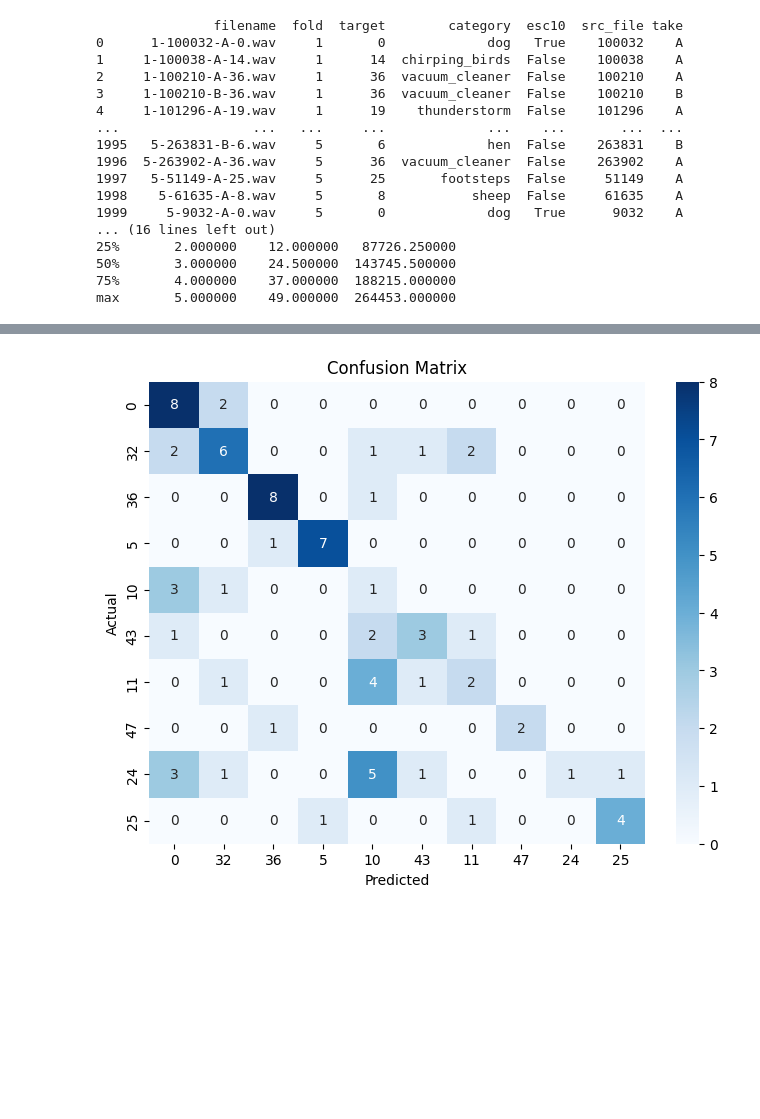
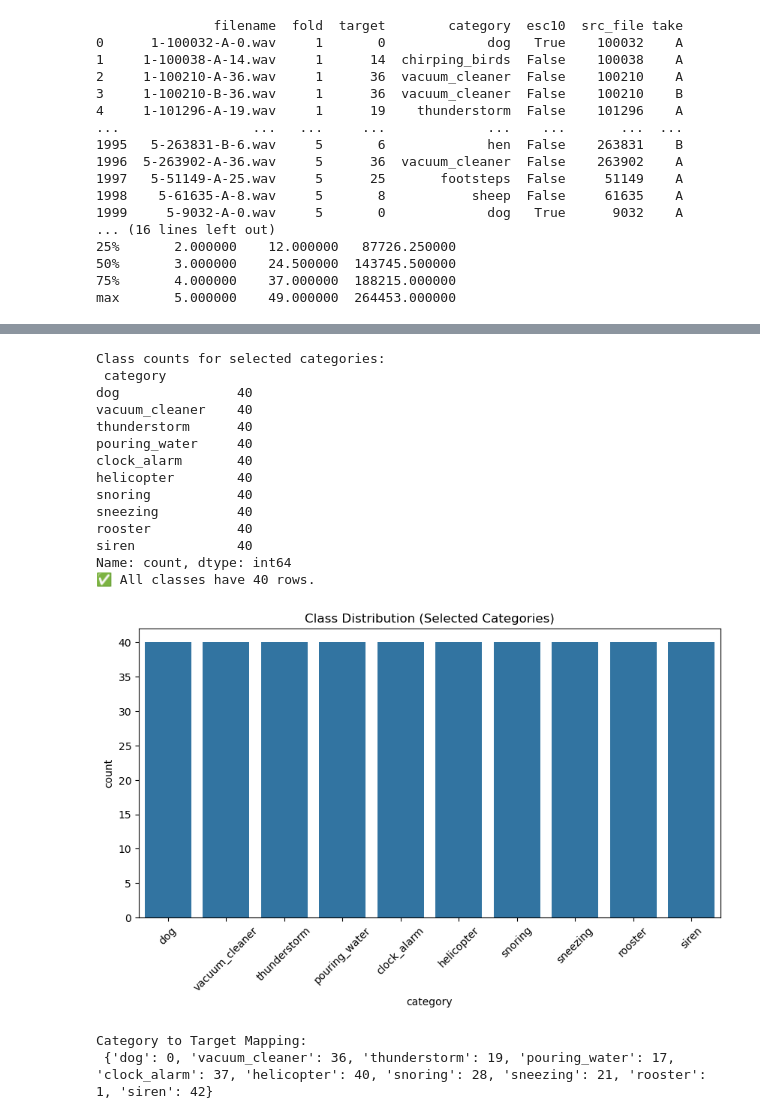
Before and after one commit to soheilbh/aed-challange, a Jupyter notebook: main.ipynb, the cells around one changed output, grey strips where cells are left out. Cells and saved outputs as stored; diff of their text form; code cells hidden in the pictures; blank space fills up the shorter version.

```diff
--- a/main.ipynb
+++ b/main.ipynb
@@ -15,3 +17,11 @@ from sklearn.model_selection import train_test_split, GridSearchCV, StratifiedKF
+# %%
+# 1) Specify paths
+csv_file_path = "datasets/ESC-50-master/meta/esc50.csv"
+audio_files_path = "datasets/ESC-50-master/audio/"
+
+# 1.1) check if the paths exist
+assert os.path.exists(csv_file_path), "CSV file not found!"
+assert os.path.exists(audio_files_path), "Audio directory not found!"
 # %%
 # 2) Load metadata
 df = load_metadata(csv_file_path)
@@ -353,10 +50,53 @@ weighted avg       0.65      0.53      0.52        80
-# %%
-cm = confusion_matrix(y_test, y_pred)
-plt.figure(figsize=(8, 6))
-sns.heatmap(cm, annot=True, fmt='d', cmap='Blues', xticklabels=set(y_train), yticklabels=set(y_train))
-plt.xlabel('Predicted')
-plt.ylabel('Actual')
-plt.title('Confusion Matrix')
-plt.show()
-# %% [output]
-[figure, removed]
+# %%
+# 3) Define categories
+categories = {
+        'Animals': ['dog', 'rooster'],
+        'Natural soundscapes & water sounds': ['thunderstorm', 'pouring_water'],
+        'Human sounds': ['snoring', 'sneezing'],
+        'Interior/domestic sounds': ['clock_alarm', 'vacuum_cleaner'],
+        'Exterior/urban noises': ['siren', 'helicopter']
+    }
+# Filter the dataframe to only include selected categories
+selected_classes = sum(categories.values(), [])  # Flatten the dictionary into a list of class names
+df_filtered = df[df['category'].isin(selected_classes)]  # Keep only selected categories
+
+
+class_counts = df_filtered['category'].value_counts()
+print("Class counts for selected categories:\n", class_counts)
+if all(class_counts == 40):
+    print("✅ All classes have 40 rows.")
+else:
+    print("❌ Some classes do not have 40 rows.")
+    print("Classes with insufficient rows:\n", class_counts[class_counts != 40])
+
+# Plot class distribution of selected categories
+plt.figure(figsize=(10, 5))
+sns.countplot(x=df_filtered['category'])
+plt.xticks(rotation=45)
+plt.title("Class Distribution (Selected Categories)")
+plt.show()
+# %% [output]
+Class counts for selected categories:
+ category
+dog               40
+vacuum_cleaner    40
+thunderstorm      40
+pouring_water     40
+clock_alarm       40
+helicopter        40
+snoring           40
+sneezing          40
+rooster           40
+siren             40
+Name: count, dtype: int64
+✅ All classes have 40 rows.
+[figure, added]
+# %%
+# Create a mapping dictionary from category to its target number
+category_to_target = dict(zip(df_filtered['category'], df_filtered['target']))
+
+# Print the dictionary
+print("Category to Target Mapping:\n", category_to_target)
+# %% [output]
+Category to Target Mapping:
+ {'dog': 0, 'vacuum_cleaner': 36, 'thunderstorm': 19, 'pouring_water': 17, 'clock_alarm': 37, 'helicopter': 40, 'snoring': 28, 'sneezing': 21, 'rooster': 1, 'siren': 42}
```
Also changed, not shown: parts of 47 cells of this notebook, 3 other files.
